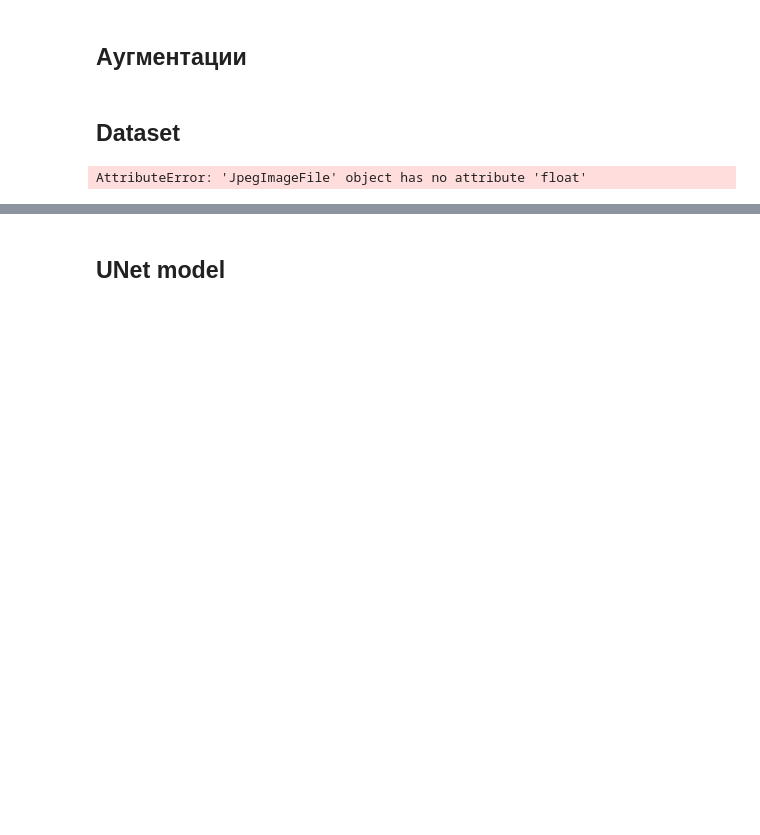
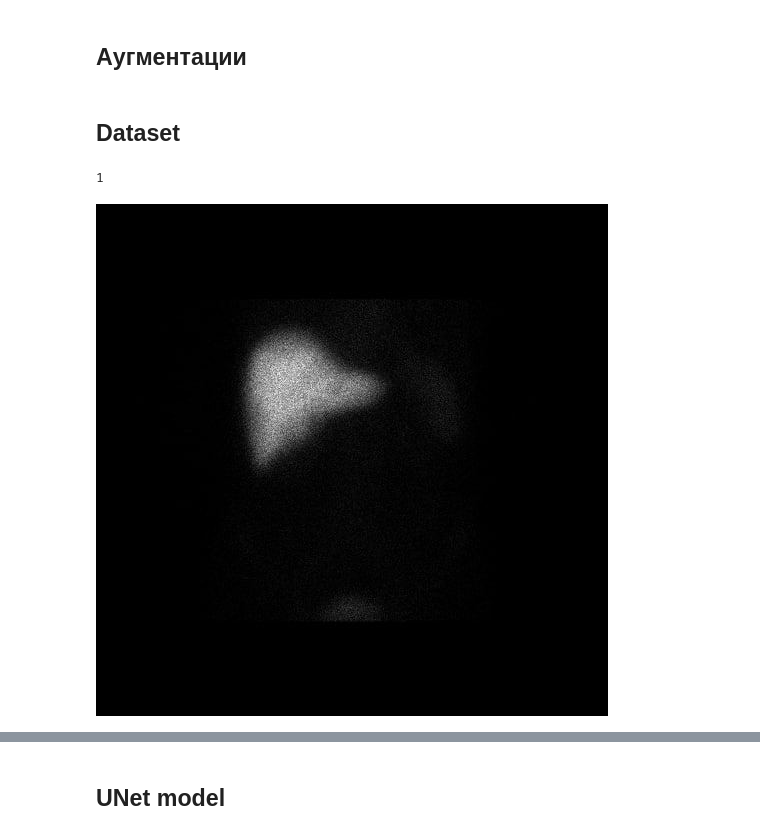
Before and after one commit to dev1cezzzzz/segmentation, a Jupyter notebook: segmentation/pytorch_practice.ipynb, the cells around one changed output, grey strips where cells are left out. Drawn from its saved outputs; the diff is of its cells as text; code cells hidden in the pictures; blank space fills up the shorter version.

```diff
--- a/segmentation/pytorch_practice.ipynb
+++ b/segmentation/pytorch_practice.ipynb
@@ -60,10 +60,13 @@ transforms = albumentations.Compose(
 ## Dataset
 # %%
 train_dataset = CustomDataset(root_dir="C:/Segmentation")
+val_dataset = CustomDataset(root_dir="C:/Segmentation")
 image, target = train_dataset[0]
 len(train_dataset)
 # %% [output]
-AttributeError: 'JpegImageFile' object has no attribute 'float'
+1
 # %%
-Image.fromarray(image.numpy().astype(np.uint8).transpose(1, 2, 0))
+image
+# %% [output]
+[figure, added]
 # %%
```
Also changed, not shown: parts of 4 cells of this notebook, 2 other files.
